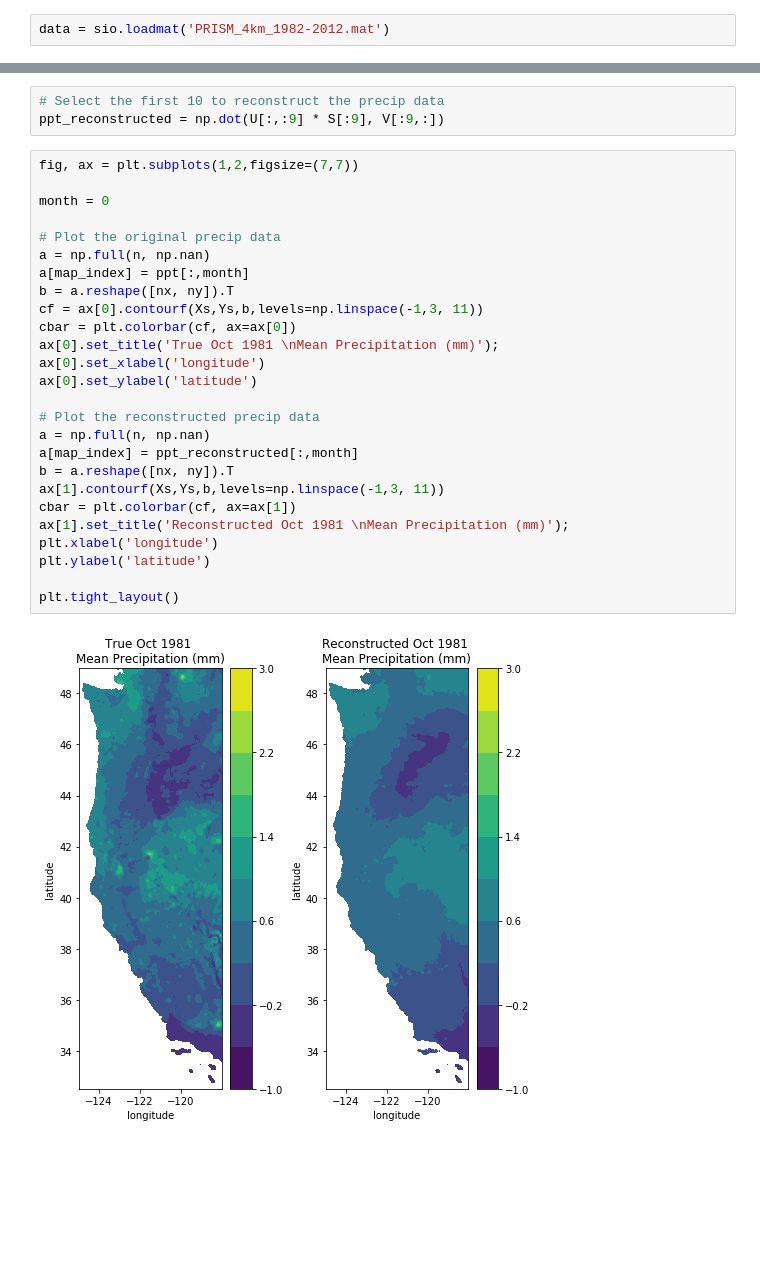
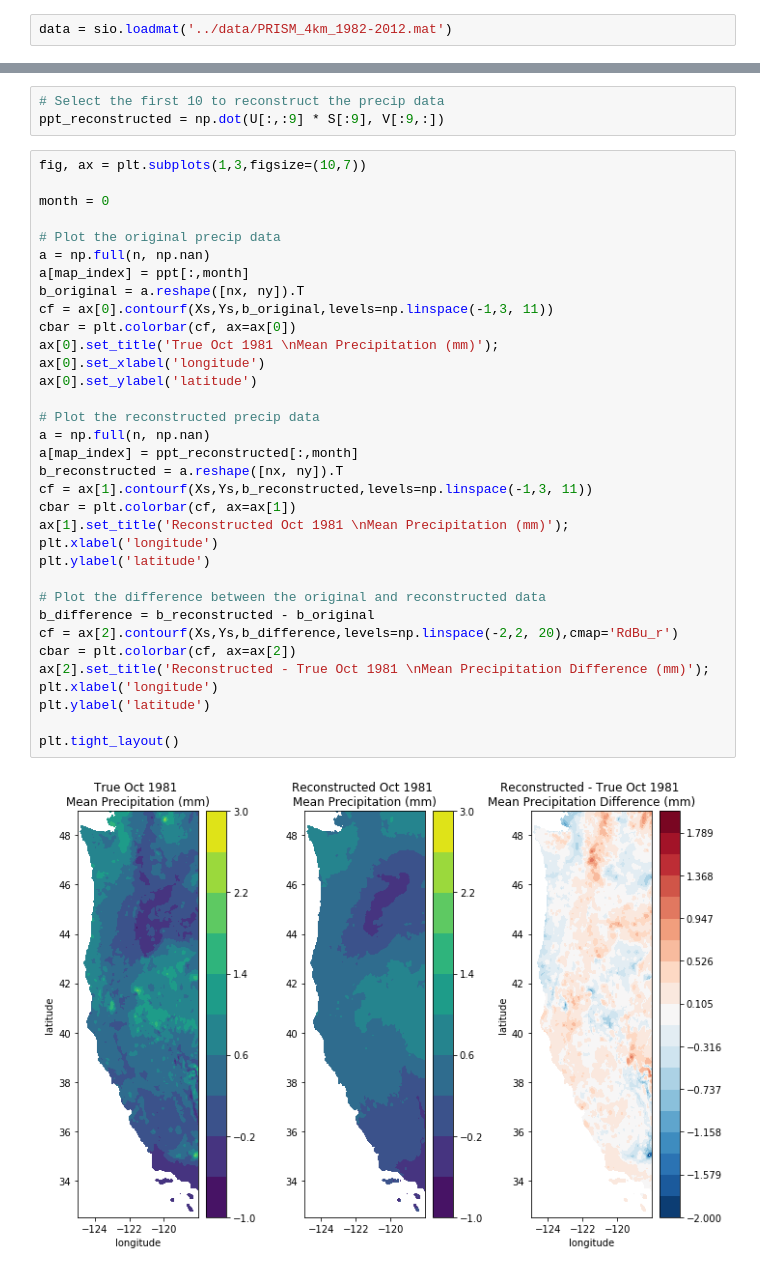
Before and after one commit to Mountain-Hydrology-Research-Group/data-analysis, a Jupyter notebook: modules/lab8/lab8-1.ipynb, the cells around one changed output, grey strips where cells are left out. Saved outputs shown, nothing was run; the diff lists cells and outputs as text; blank space fills up the shorter version.

```diff
--- a/modules/lab8/lab8-1.ipynb
+++ b/modules/lab8/lab8-1.ipynb
@@ -18,7 +18,7 @@ from numpy.linalg import svd
 # %% [markdown]
 #### Read in PRISM file
 # %%
-data = sio.loadmat('PRISM_4km_1982-2012.mat')
+data = sio.loadmat('../data/PRISM_4km_1982-2012.mat')
 # %%
 # Inspect the dictionary keys
 print(data.keys())
@@ -298,30 +294,38 @@ See documentation and examples [here](https://docs.scipy.org/doc/numpy/reference
 # Select the first 10 to reconstruct the precip data
 ppt_reconstructed = np.dot(U[:,:9] * S[:9], V[:9,:])
 # %%
-fig, ax = plt.subplots(1,2,figsize=(7,7))
+fig, ax = plt.subplots(1,3,figsize=(10,7))
 
 month = 0
 
 # Plot the original precip data
 a = np.full(n, np.nan)
 a[map_index] = ppt[:,month]
-b = a.reshape([nx, ny]).T
-cf = ax[0].contourf(Xs,Ys,b,levels=np.linspace(-1,3, 11))
+b_original = a.reshape([nx, ny]).T
+cf = ax[0].contourf(Xs,Ys,b_original,levels=np.linspace(-1,3, 11))
 cbar = plt.colorbar(cf, ax=ax[0])
 ax[0].set_title('True Oct 1981 \nMean Precipitation (mm)');
 ax[0].set_xlabel('longitude')
 ax[0].set_ylabel('latitude')
 
 # Plot the reconstructed precip data
 a = np.full(n, np.nan)
 a[map_index] = ppt_reconstructed[:,month]
-b = a.reshape([nx, ny]).T
-ax[1].contourf(Xs,Ys,b,levels=np.linspace(-1,3, 11))
+b_reconstructed = a.reshape([nx, ny]).T
+cf = ax[1].contourf(Xs,Ys,b_reconstructed,levels=np.linspace(-1,3, 11))
 cbar = plt.colorbar(cf, ax=ax[1])
 ax[1].set_title('Reconstructed Oct 1981 \nMean Precipitation (mm)');
 plt.xlabel('longitude')
 plt.ylabel('latitude')
 
+# Plot the difference between the original and reconstructed data
+b_difference = b_reconstructed - b_original
+cf = ax[2].contourf(Xs,Ys,b_difference,levels=np.linspace(-2,2, 20),cmap='RdBu_r')
+cbar = plt.colorbar(cf, ax=ax[2])
+ax[2].set_title('Reconstructed - True Oct 1981 \nMean Precipitation Difference (mm)');
+plt.xlabel('longitude')
+plt.ylabel('latitude')
+
 plt.tight_layout()
 # %% [output]
-[figure, old version]
+[figure, new version]
```
Also changed, not shown: parts of 1 cell of this notebook, 4 other files.
